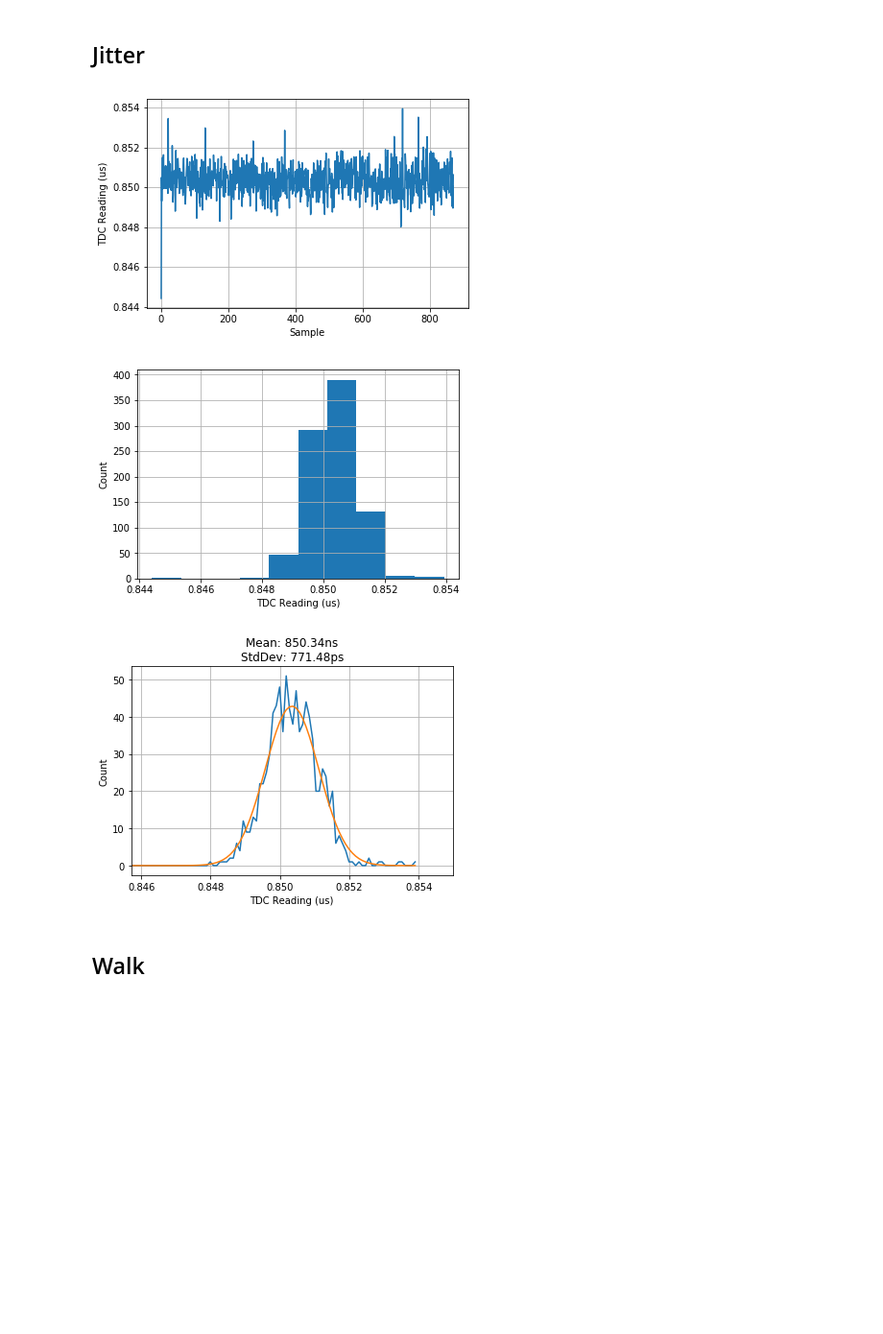
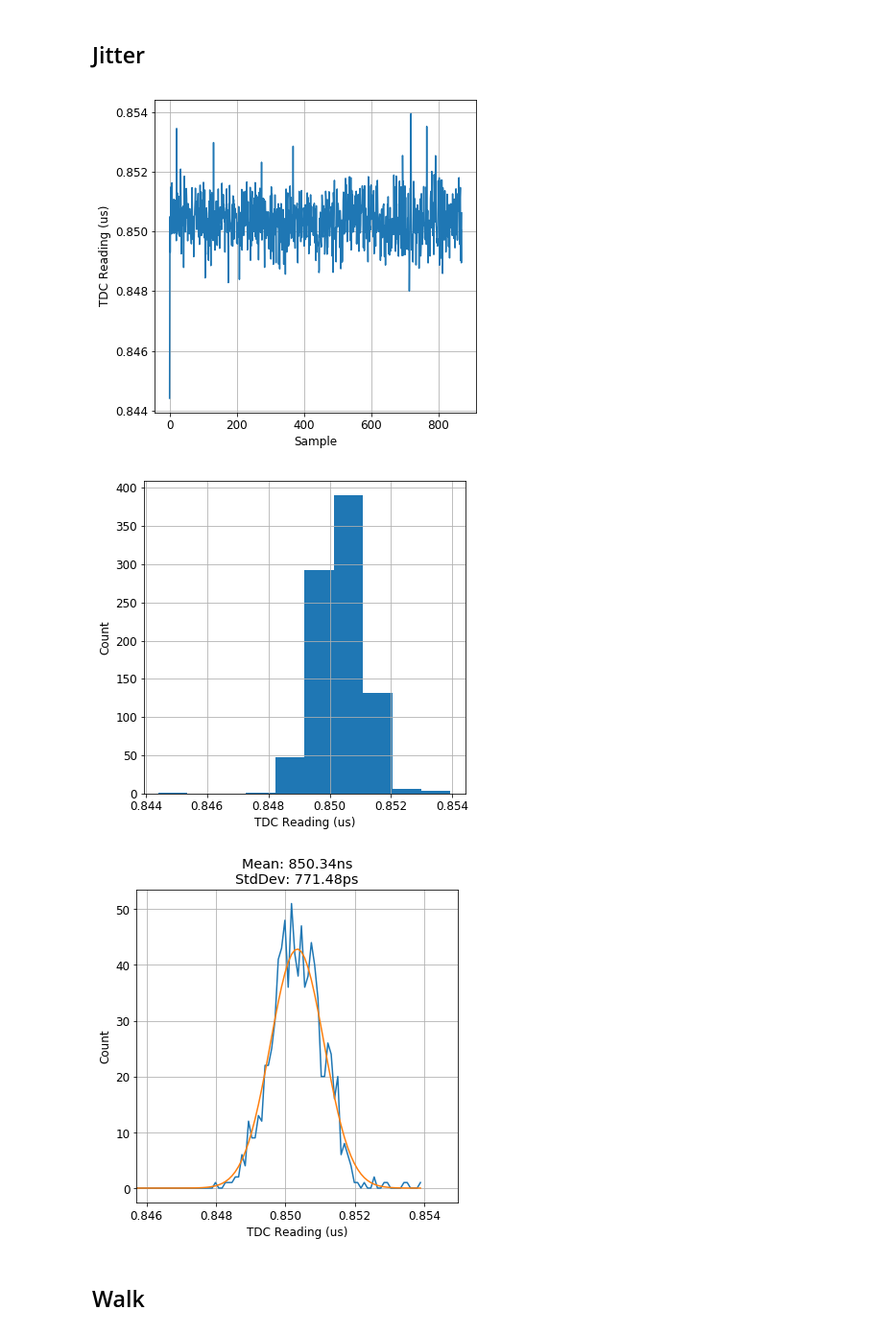
Before and after one commit to iiSmiley/span-ion-code, a Jupyter notebook: testing/plotting.ipynb, the cells around one changed output. Shown at 96% size. Cells and saved outputs as stored; diff of their text form; code cells hidden in the pictures; blank space fills up the shorter version.

```diff
--- a/testing/plotting.ipynb
+++ b/testing/plotting.ipynb
@@ -542,6 +542,9 @@ Text(0.5,1,'Board D3 (No Chip)')
 fname = '../../data/testing/20220420_140106_vin2.0V_1000x_vb0.9V_main.yaml'
 # %%
 filt_cond = lambda x: (x > 2e-6)
+# %%
+plt.rcParams['figure.figsize'] = (6,6)
+plt.rcParams.update({'font.size': 12})
 # %% [markdown]
 <h2>Jitter</h2>
 # %%
@@ -555,37 +558,37 @@ tdiff_vec = [t*1e6/10 for t in tdiff_vec if filt_cond(t)]
 
 # Raw reading
 plt.plot(tdiff_vec)
 plt.xlabel('Sample')
 plt.ylabel('TDC Reading (us)')
 plt.grid(True)
 
 # Histogram
 plt.figure()
 plt.hist(tdiff_vec)
 plt.grid(True)
 plt.xlabel('TDC Reading (us)')
 plt.ylabel('Count')
 
 # Shrunk histogram
 plt.figure()
 
 tdiff_hist, tdiff_bins = np.histogram(tdiff_vec, bins=100)
 tdiff_bins = 0.5*(tdiff_bins[1:]+tdiff_bins[:-1])
 mu, sigma = stats.norm.fit(tdiff_vec)
 fit_gaussian = stats.norm.pdf(tdiff_bins, mu, sigma)
 curve_area = np.trapz(tdiff_hist, tdiff_bins)
 
 plt.plot(tdiff_bins, tdiff_hist)
 plt.plot(tdiff_bins, fit_gaussian*curve_area)
 plt.xlabel('TDC Reading (us)');
 plt.ylabel('Count');
 plt.title(f'Mean: {round(mu*1e3,2)}ns\nStdDev: {round(sigma*1e6,2)}ps');
-plt.xlim([tdiff_mu-6*tdiff_std, tdiff_mu+6*tdiff_std])
+plt.xlim([mu-6*sigma, mu+6*sigma])
 plt.grid(True)
 # %% [output]
-[figure, old version]
+[figure, new version]
-[figure, old version]
+[figure, new version]
-[figure, old version]
+[figure, new version]
 # %% [markdown]
 <h2>Walk</h2>
 # %%
```
Also changed, not shown: parts of 1 cell of this notebook, 7 other files.
